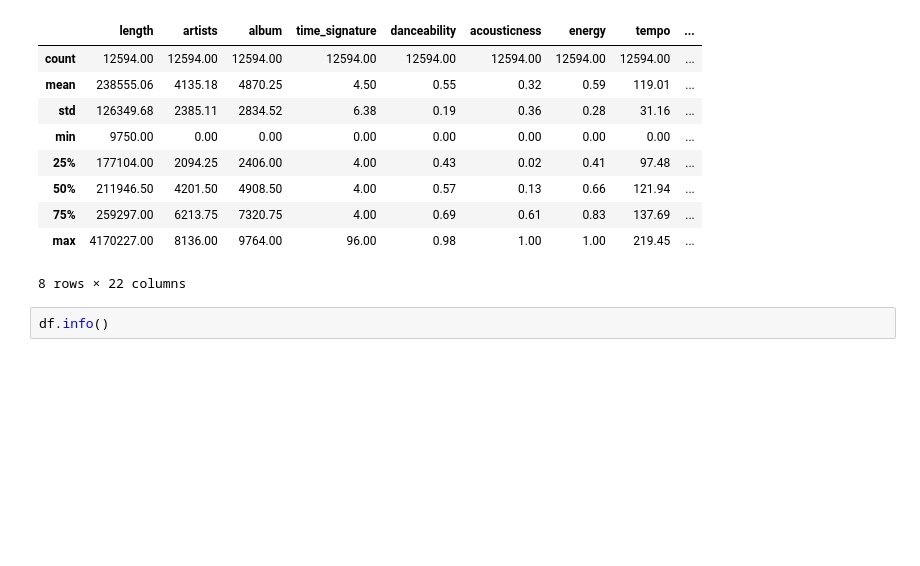
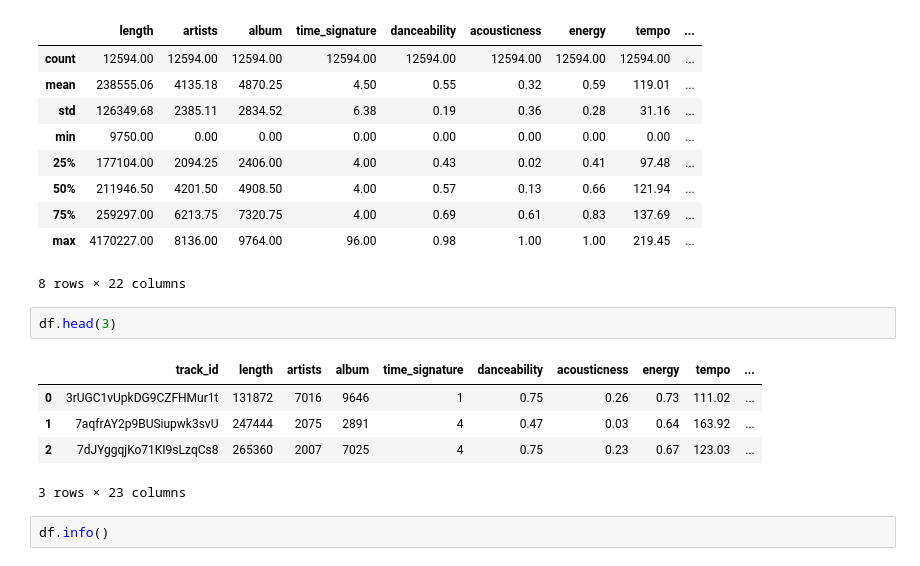
Before and after one commit to EthanFalcao/Spotify_Reccommendation_Algorithm, a Jupyter notebook: model_selection.ipynb, the cells around one changed output. Drawn from its saved outputs; the diff is of its cells as text; blank space fills up the shorter version.

```diff
--- a/model_selection.ipynb
+++ b/model_selection.ipynb
@@ -45,6 +45,14 @@ df.describe()
 | 75% | 259297.00 | 6213.75 | 7320.75 | 4.00 | 0.69 | 0.61 | 0.83 | 137.69 | ... |
 | max | 4170227.00 | 8136.00 | 9764.00 | 96.00 | 0.98 | 1.00 | 1.00 | 219.45 | ... |
 8 rows × 22 columns
+# %%
+df.head(3)
+# %% [output]
+|  | track_id | length | artists | album | time_signature | danceability | acousticness | energy | tempo | ... |
+| 0 | 3rUGC1vUpkDG9CZFHMur1t | 131872 | 7016 | 9646 | 1 | 0.75 | 0.26 | 0.73 | 111.02 | ... |
+| 1 | 7aqfrAY2p9BUSiupwk3svU | 247444 | 2075 | 2891 | 4 | 0.47 | 0.03 | 0.64 | 163.92 | ... |
+| 2 | 7dJYggqjKo71KI9sLzqCs8 | 265360 | 2007 | 7025 | 4 | 0.75 | 0.23 | 0.67 | 123.03 | ... |
+3 rows × 23 columns
 # %%
 df.info()
 # %% [output]
```
Also changed, not shown: parts of 16 cells of this notebook, 6 other files.
